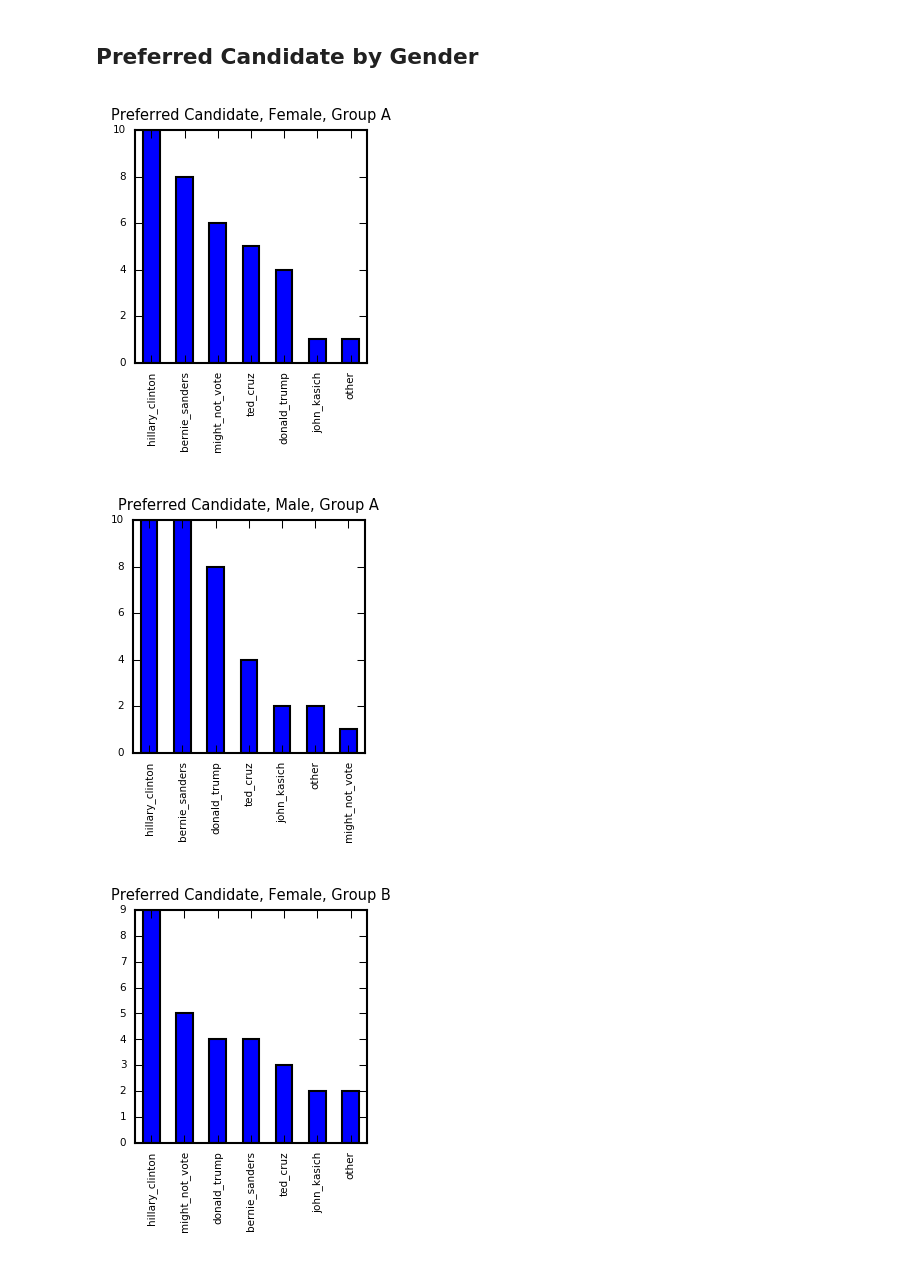
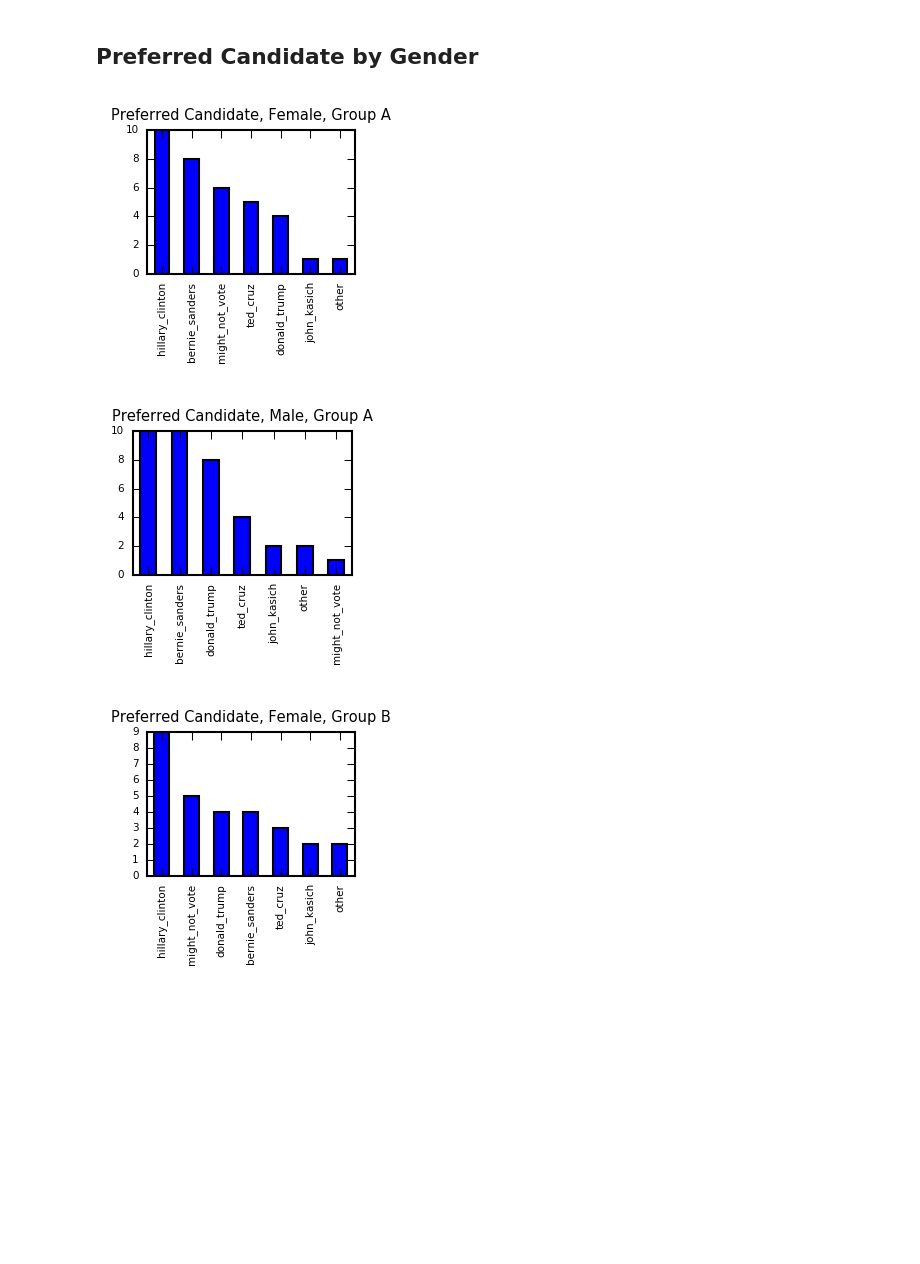
Before and after one commit to sbchou/ANALYSIS, a Jupyter notebook: SURVEY/RESULTS/SurveyDemographics.ipynb, the cells around one changed output. Cells and saved outputs as stored; diff of their text form; code cells hidden in the pictures; blank space fills up the shorter version.

```diff
--- a/SURVEY/RESULTS/SurveyDemographics.ipynb
+++ b/SURVEY/RESULTS/SurveyDemographics.ipynb
@@ -56,6 +56,7 @@ plt.show()
 age_to_pretty = {1829:'18-29', 3049:'30-49', 5064:'50-64',64:'64+'}
 group_A.age_group = group_A.what_is_your_age.apply(lambda row: age_to_pretty[row])
 group_B.age_group = group_B.what_is_your_age.apply(lambda row: age_to_pretty[row])
+group_AB.age_group = group_AB.what_is_your_age.apply(lambda row: age_to_pretty[row])
 
 group_A.age_group.value_counts().plot(kind='bar',fontsize=7)
 plt.title('Age Groups, Group A', fontsize=7)
@@ -126,35 +127,41 @@ plt.show()
 # %%
 group_A[group_A.what_is_your_gender=='female'].if_the_election_were_tomorrow_i_would_vote_for.value_counts().plot(kind='bar', fontsize=5)
 plt.title('Preferred Candidate, Female, Group A', fontsize=7)
+plt.tight_layout()
 plt.savefig('FIGS/voting_for_A_female.png')
 plt.show()
 
 group_A[group_A.what_is_your_gender=='male'].if_the_election_were_tomorrow_i_would_vote_for.value_counts().plot(kind='bar', fontsize=5)
 plt.title('Preferred Candidate, Male, Group A', fontsize=7)
+plt.tight_layout()
 plt.savefig('FIGS/voting_for_A_male.png')
 plt.show()
 
 group_B[group_B.what_is_your_gender=='female'].if_the_election_were_tomorrow_i_would_vote_for.value_counts().plot(kind='bar', fontsize=5)
 plt.title('Preferred Candidate, Female, Group B', fontsize=7)
+plt.tight_layout()
 plt.savefig('FIGS/voting_for_B_female.png')
 #plt.savefig('FIGS/voting_for_A.png')
 plt.show()
 
 group_B[group_B.what_is_your_gender=='male'].if_the_election_were_tomorrow_i_would_vote_for.value_counts().plot(kind='bar', fontsize=5)
 plt.title('Preferred Candidate, Male, Group B', fontsize=7)
+plt.tight_layout()
 plt.savefig('FIGS/voting_for_B_male.png')
 plt.show()
 
 group_AB[group_AB.what_is_your_gender=='female'].if_the_election_were_tomorrow_i_would_vote_for.value_counts().plot(kind='bar', fontsize=5)
 plt.title('Preferred Candidate, Female, All', fontsize=7)
+plt.tight_layout()
 plt.savefig('FIGS/voting_for_AB_female.png')
 plt.show()
 
 group_AB[group_AB.what_is_your_gender=='male'].if_the_election_were_tomorrow_i_would_vote_for.value_counts().plot(kind='bar', fontsize=5)
 plt.title('Preferred Candidate, Male, All', fontsize=7)
+plt.tight_layout()
 plt.savefig('FIGS/voting_for_AB_male.png')
 plt.show()
 # %% [output]
-[figure, old version]
+[figure, new version]
-[figure, old version]
+[figure, new version]
-[figure, old version]
+[figure, new version]
```
Also changed, not shown: parts of 8 cells of this notebook, 30 other files.
